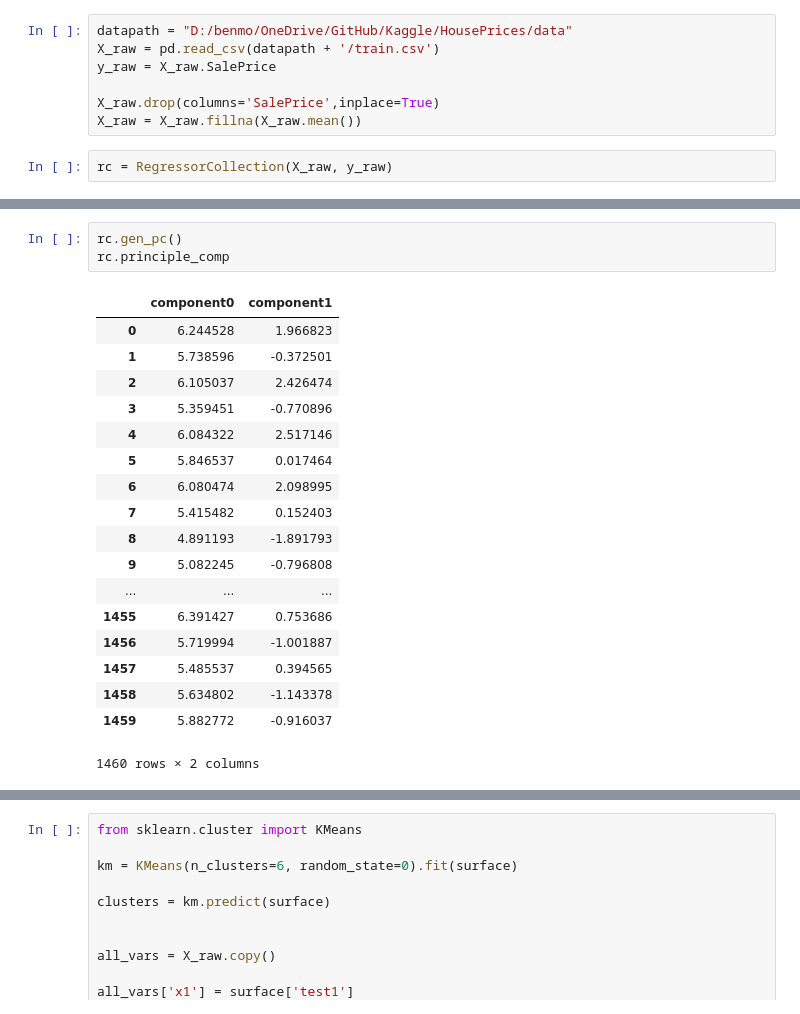
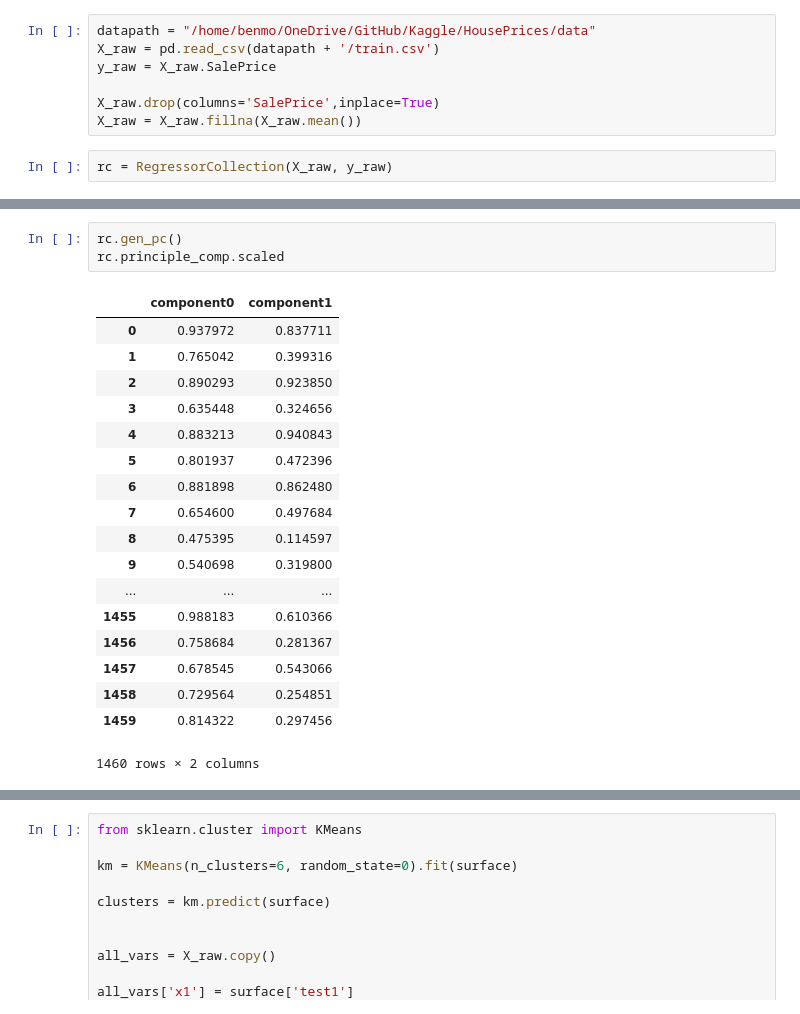
Before and after one commit to benzomo/PyPackages, a Jupyter notebook: Exploration.ipynb, the cells around one changed output, grey strips where cells are left out. Cells and saved outputs as stored; diff of their text form.

```diff
--- a/Exploration.ipynb
+++ b/Exploration.ipynb
@@ -24,5 +20,5 @@ Mapped name None to device cuda: GeForce GTX 970M (0000:01:00.0)
 # %%
-datapath = "D:/benmo/OneDrive/GitHub/Kaggle/HousePrices/data"
+datapath = "/home/benmo/OneDrive/GitHub/Kaggle/HousePrices/data"
 X_raw = pd.read_csv(datapath + '/train.csv')
 y_raw = X_raw.SalePrice
 
@@ -56,22 +51,22 @@ pd.DataFrame(rc.feature_importances_).sort_values('Features',ascending=False)
 # %%
 rc.gen_pc()
-rc.principle_comp
+rc.principle_comp.scaled
 # %% [output]
 |  | component0 | component1 |
-| 0 | 6.244528 | 1.966823 |
-| 1 | 5.738596 | -0.372501 |
-| 2 | 6.105037 | 2.426474 |
-| 3 | 5.359451 | -0.770896 |
-| 4 | 6.084322 | 2.517146 |
-| 5 | 5.846537 | 0.017464 |
-| 6 | 6.080474 | 2.098995 |
-| 7 | 5.415482 | 0.152403 |
-| 8 | 4.891193 | -1.891793 |
-| 9 | 5.082245 | -0.796808 |
+| 0 | 0.937972 | 0.837711 |
+| 1 | 0.765042 | 0.399316 |
+| 2 | 0.890293 | 0.923850 |
+| 3 | 0.635448 | 0.324656 |
+| 4 | 0.883213 | 0.940843 |
+| 5 | 0.801937 | 0.472396 |
+| 6 | 0.881898 | 0.862480 |
+| 7 | 0.654600 | 0.497684 |
+| 8 | 0.475395 | 0.114597 |
+| 9 | 0.540698 | 0.319800 |
 | ... | ... | ... |
-| 1455 | 6.391427 | 0.753686 |
-| 1456 | 5.719994 | -1.001887 |
-| 1457 | 5.485537 | 0.394565 |
-| 1458 | 5.634802 | -1.143378 |
-| 1459 | 5.882772 | -0.916037 |
+| 1455 | 0.988183 | 0.610366 |
+| 1456 | 0.758684 | 0.281367 |
+| 1457 | 0.678545 | 0.543066 |
+| 1458 | 0.729564 | 0.254851 |
+| 1459 | 0.814322 | 0.297456 |
 1460 rows × 2 columns
```
Also changed, not shown: parts of 7 cells of this notebook, 4 other files.
